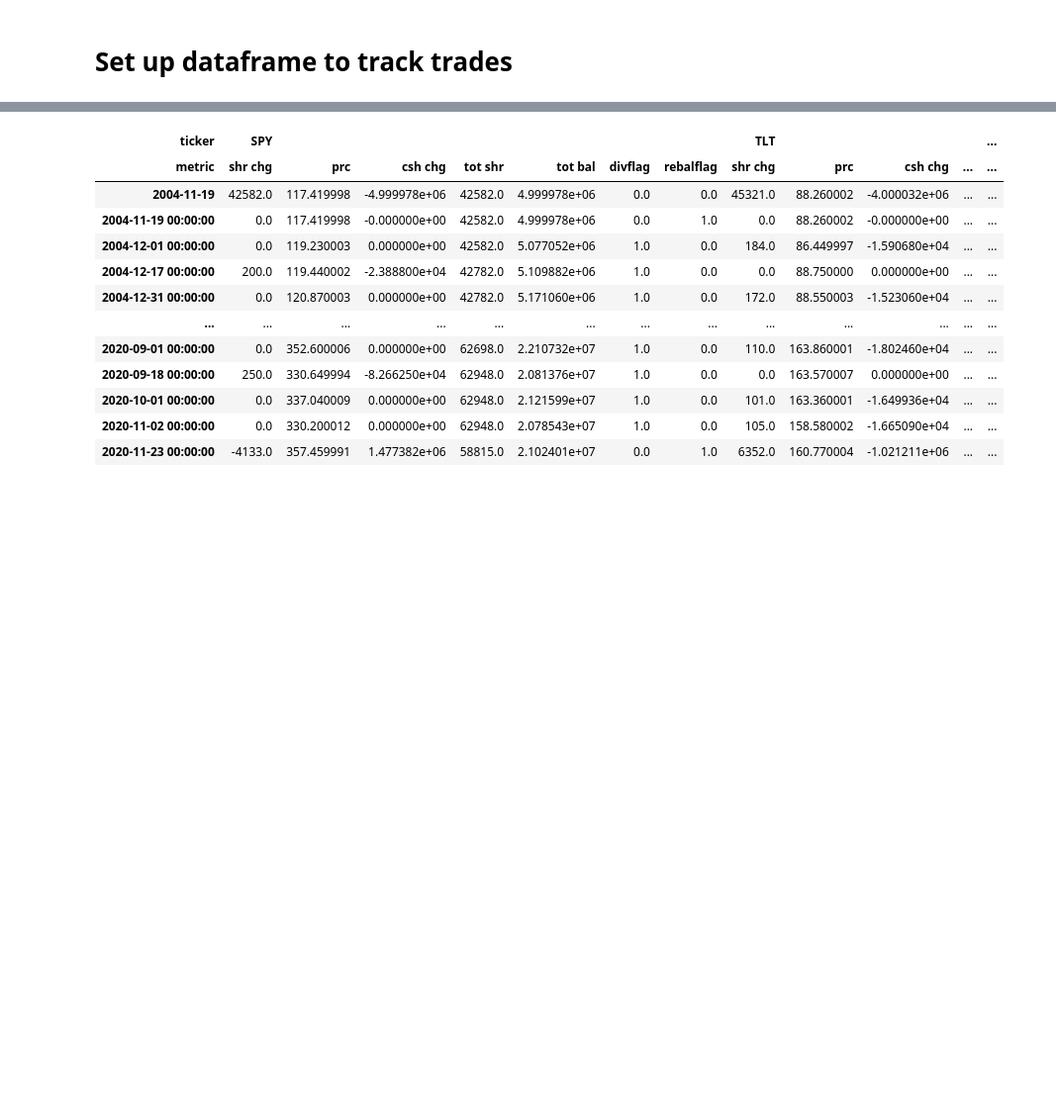
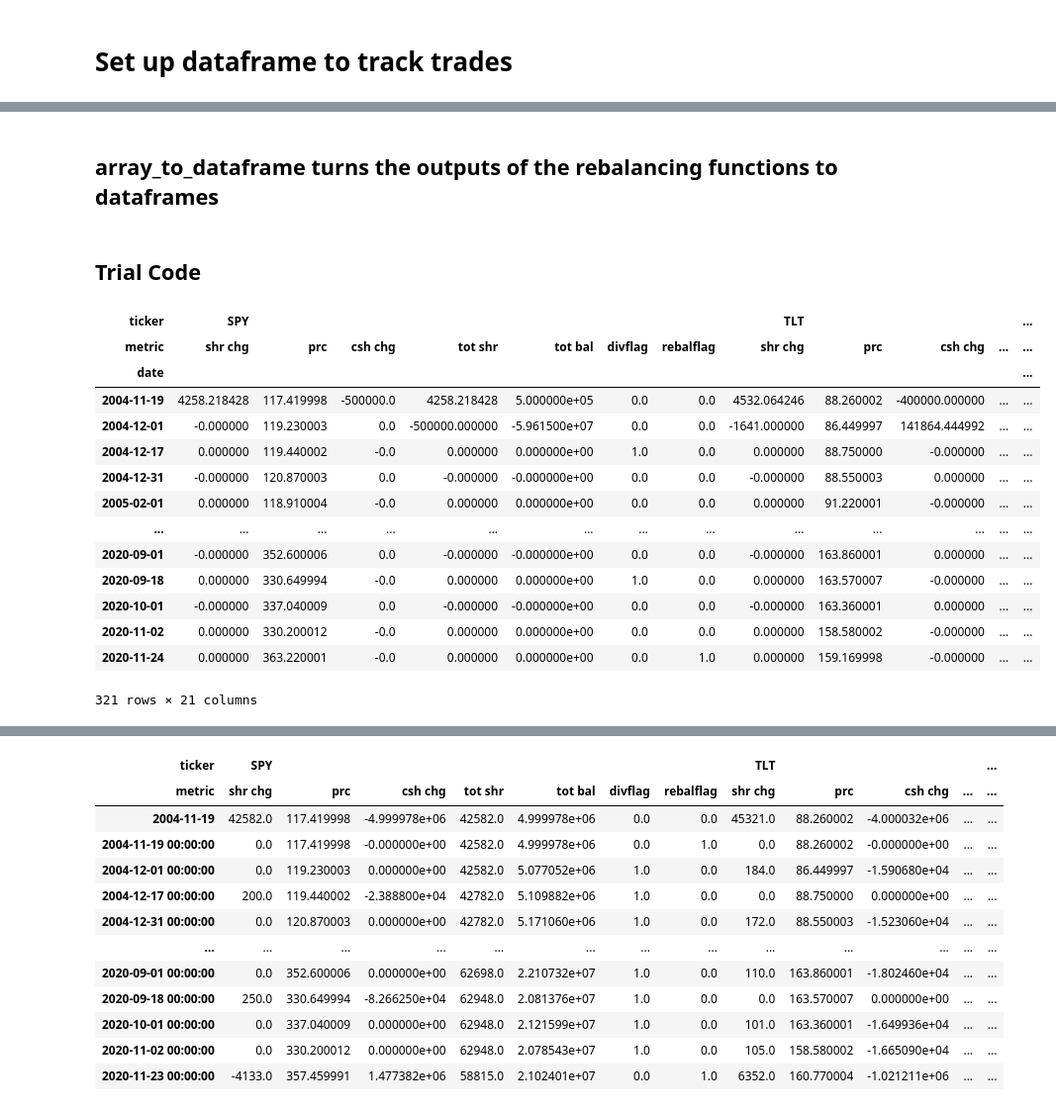
Before and after one commit to ningtong88/Capstone_TDAmeritrade, a Jupyter notebook: TDAmeritrade Cash Based Portfolio Rebalancing.ipynb, the cells around one changed output, grey strips where cells are left out. Shown at 99% size. Drawn from its saved outputs; the diff is of its cells as text; code cells hidden in the pictures; blank space fills up the shorter version.

```diff
--- a/TDAmeritrade Cash Based Portfolio Rebalancing.ipynb
+++ b/TDAmeritrade Cash Based Portfolio Rebalancing.ipynb
@@ -135,0 +351,2 @@ portfolio_sum_initial = pd.DataFrame(columns=columns)
+# %% [markdown]
+## array_to_dataframe turns the outputs of the rebalancing functions to dataframes
@@ -135,0 +358,2 @@ portfolio_sum_initial = pd.DataFrame(columns=columns)
+# %% [markdown]
+## Trial Code
@@ -135,0 +364,18 @@ portfolio_sum_initial = pd.DataFrame(columns=columns)
+# %%
+df_trades
+# %% [output]
+| ticker | SPY |  |  |  |  |  |  | TLT |  |  |  | ... |
+| metric | shr chg | prc | csh chg | tot shr | tot bal | divflag | rebalflag | shr chg | prc | csh chg | ... | ... |
+| date |  |  |  |  |  |  |  |  |  |  |  | ... |
+| 2004-11-19 | 4258.218428 | 117.419998 | -500000.0 | 4258.218428 | 5.000000e+05 | 0.0 | 0.0 | 4532.064246 | 88.260002 | -400000.000000 | ... | ... |
+| 2004-12-01 | -0.000000 | 119.230003 | 0.0 | -500000.000000 | -5.961500e+07 | 0.0 | 0.0 | -1641.000000 | 86.449997 | 141864.444992 | ... | ... |
+| 2004-12-17 | 0.000000 | 119.440002 | -0.0 | 0.000000 | 0.000000e+00 | 1.0 | 0.0 | 0.000000 | 88.750000 | -0.000000 | ... | ... |
+| 2004-12-31 | -0.000000 | 120.870003 | 0.0 | -0.000000 | -0.000000e+00 | 0.0 | 0.0 | -0.000000 | 88.550003 | 0.000000 | ... | ... |
+| 2005-02-01 | 0.000000 | 118.910004 | -0.0 | 0.000000 | 0.000000e+00 | 0.0 | 0.0 | 0.000000 | 91.220001 | -0.000000 | ... | ... |
+| ... | ... | ... | ... | ... | ... | ... | ... | ... | ... | ... | ... | ... |
+| 2020-09-01 | -0.000000 | 352.600006 | 0.0 | -0.000000 | -0.000000e+00 | 0.0 | 0.0 | -0.000000 | 163.860001 | 0.000000 | ... | ... |
+| 2020-09-18 | 0.000000 | 330.649994 | -0.0 | 0.000000 | 0.000000e+00 | 1.0 | 0.0 | 0.000000 | 163.570007 | -0.000000 | ... | ... |
+| 2020-10-01 | -0.000000 | 337.040009 | 0.0 | -0.000000 | -0.000000e+00 | 0.0 | 0.0 | -0.000000 | 163.360001 | 0.000000 | ... | ... |
+| 2020-11-02 | 0.000000 | 330.200012 | -0.0 | 0.000000 | 0.000000e+00 | 0.0 | 0.0 | 0.000000 | 158.580002 | -0.000000 | ... | ... |
+| 2020-11-24 | 0.000000 | 363.220001 | -0.0 | 0.000000 | 0.000000e+00 | 0.0 | 1.0 | 0.000000 | 159.169998 | -0.000000 | ... | ... |
+321 rows × 21 columns
```
Also changed, not shown: parts of 37 cells of this notebook.
